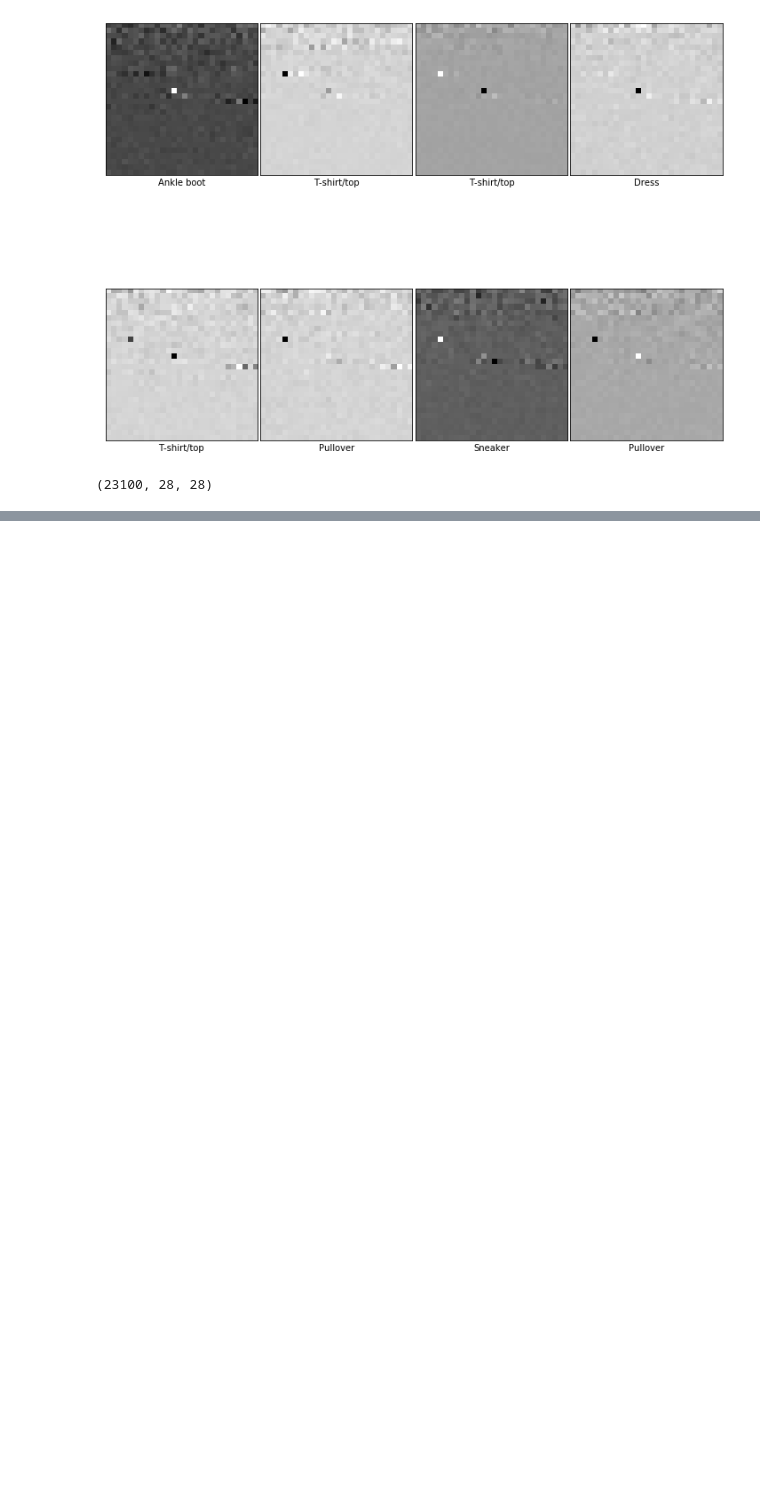
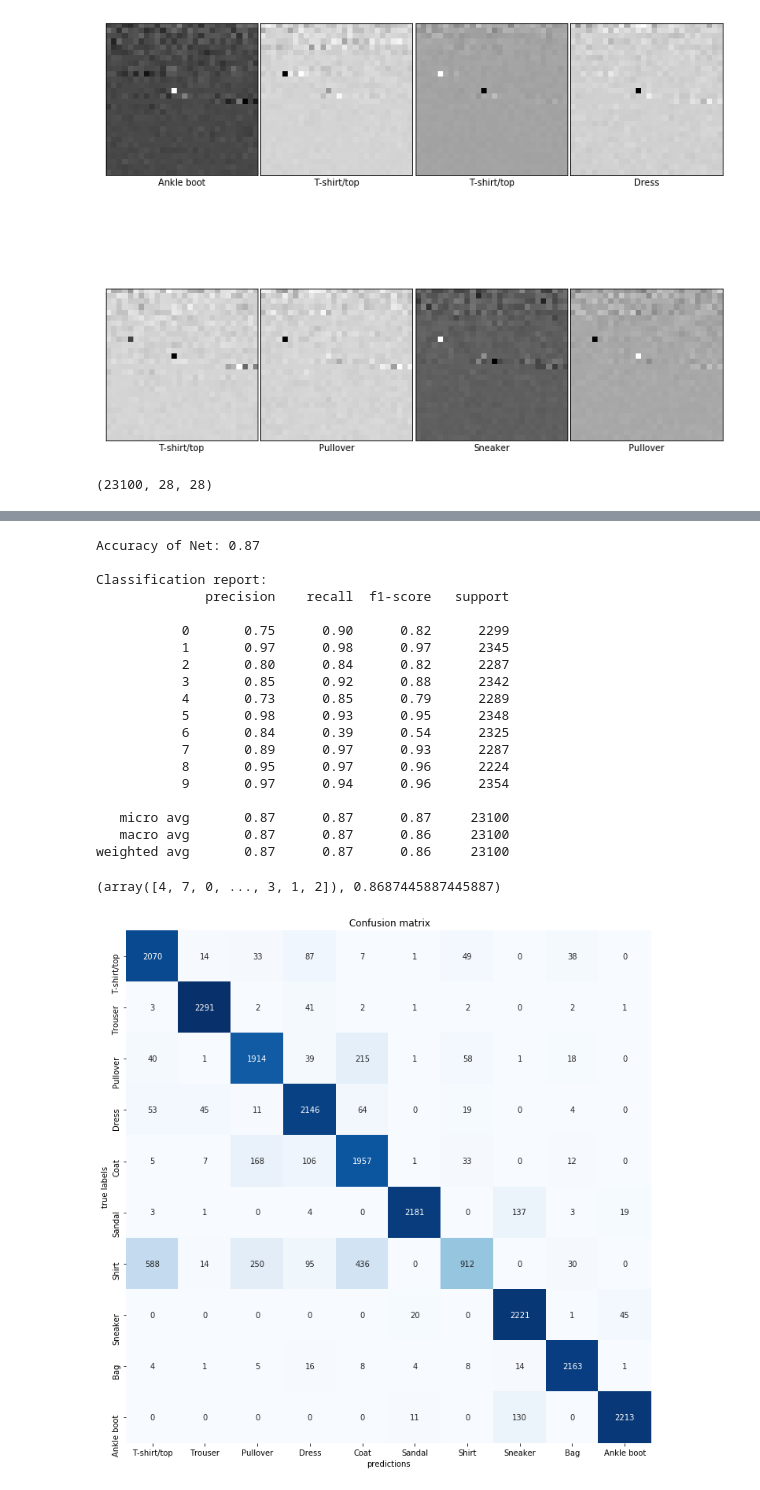
Before and after one commit to lmedeiro/covariance_estimators_in_machine_learning, a Jupyter notebook: Basic_PCA_CNN_Model.ipynb, the cells around one changed output, grey strips where cells are left out. Saved outputs shown, nothing was run; the diff lists cells and outputs as text; code cells hidden in the pictures; blank space fills up the shorter version.

```diff
--- a/Basic_PCA_CNN_Model.ipynb
+++ b/Basic_PCA_CNN_Model.ipynb
@@ -182,15 +262,26 @@ The shapes seem to be ok.
 # %%
-model = None
-n_epochs = 10
-model = NeuralNetClassifier(module=LeNet5,
-                            criterion=nn.CrossEntropyLoss,
-                            module__n_channels= n_channels,
-                            module__n_features=n_features,
-                            optimizer=optim.Adam,
-                            optimizer__lr=0.001,
-                            max_epochs=n_epochs,
-                            batch_size=32,
-                            iterator_train__shuffle=True,
-                            device=device,
-                            warm_start=True,#train_split=None,
-                           )
+def train_model(n_features, n_channels, x_train, y_train,
+               device = torch.device('cuda'), model_name = LeNet5.__name__,
+               model = None, n_epochs = 10):
+    if model is None:
+        model = NeuralNetClassifier(module=LeNet5,
+                                    criterion=nn.CrossEntropyLoss,
+                                    module__n_channels= n_channels,
+                                    module__n_features=n_features,
+                                    optimizer=optim.Adam,
+                                    optimizer__lr=0.001,
+                                    max_epochs=n_epochs,
+                                    batch_size=32,
+                                    iterator_train__shuffle=True,
+                                    device=device,
+                                    warm_start=True,
+                                   )
+    model.fit(x_train, y_train, epochs=n_epochs)
+    pred_train = model.predict(x_train)
+    accuracy = plot_confusion_matrix(pred_train, y_train, )
+    return model, pred_train, accuracy
+
+def test_model(model, test_data, test_targets):
+    pred_test = model.predict(test_data)
+    accuracy = plot_confusion_matrix(pred_test, test_targets)
+    return pred_test, accuracy
@@ -288,0 +312,24 @@ weighted avg       0.90      0.90      0.90     23100
+# %%
+test_model(raw_data_model, x_test, y_test)
+# %% [output]
+Accuracy of Net: 0.87
+
+Classification report:
+              precision    recall  f1-score   support
+
+           0       0.75      0.90      0.82      2299
+           1       0.97      0.98      0.97      2345
+           2       0.80      0.84      0.82      2287
+           3       0.85      0.92      0.88      2342
+           4       0.73      0.85      0.79      2289
+           5       0.98      0.93      0.95      2348
+           6       0.84      0.39      0.54      2325
+           7       0.89      0.97      0.93      2287
+           8       0.95      0.97      0.96      2224
+           9       0.97      0.94      0.96      2354
+
+   micro avg       0.87      0.87      0.87     23100
+   macro avg       0.87      0.87      0.86     23100
+weighted avg       0.87      0.87      0.86     23100
+(array([4, 7, 0, ..., 3, 1, 2]), 0.8687445887445887)
+[figure, added]
```
Also changed, not shown: parts of 10 cells of this notebook, 4 other files.
